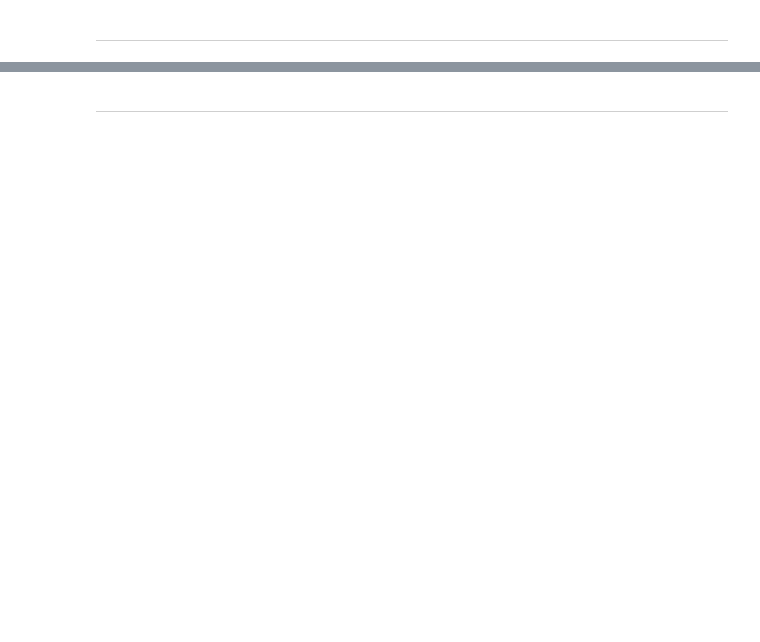
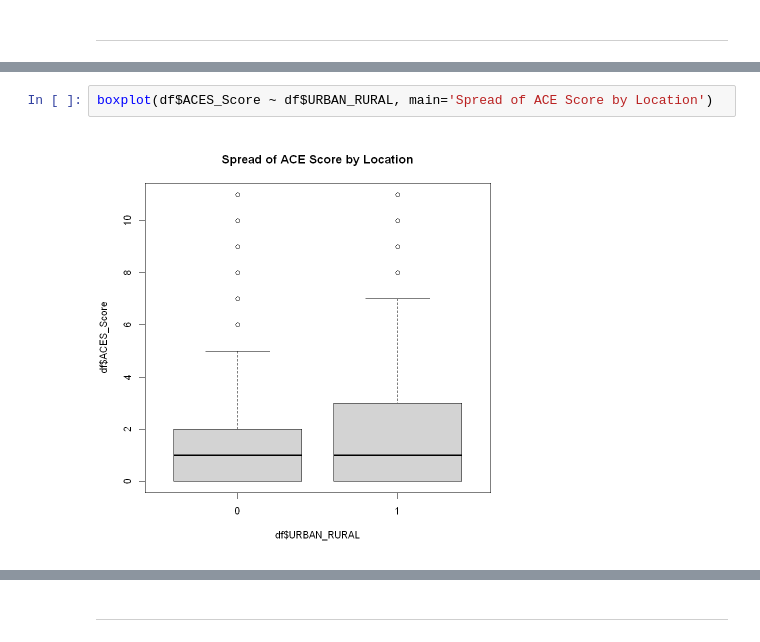
Before and after one commit to tyg3rr/HM878-Biostats, a Jupyter notebook: Problem Set 2 MANOVA .ipynb, the cells around one changed output, grey strips where cells are left out. Drawn from its saved outputs; the diff is of its cells as text; blank space fills up the shorter version.

```diff
--- a/Problem Set 2 MANOVA .ipynb
+++ b/Problem Set 2 MANOVA .ipynb
@@ -26,0 +46,4 @@ answer these questions
+# %%
+boxplot(df$ACES_Score ~ df$URBAN_RURAL, main='Spread of ACE Score by Location')
+# %% [output]
+[figure, added]
```
Also changed, not shown: parts of 65 cells of this notebook.
